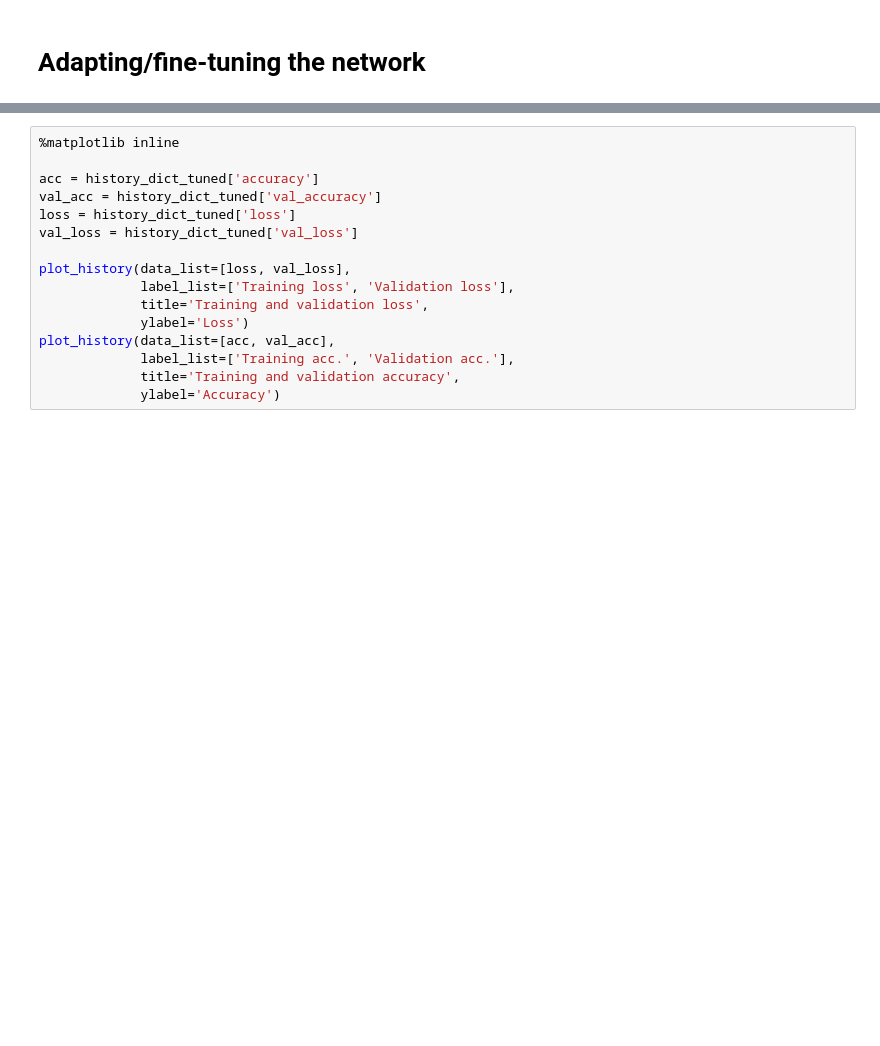
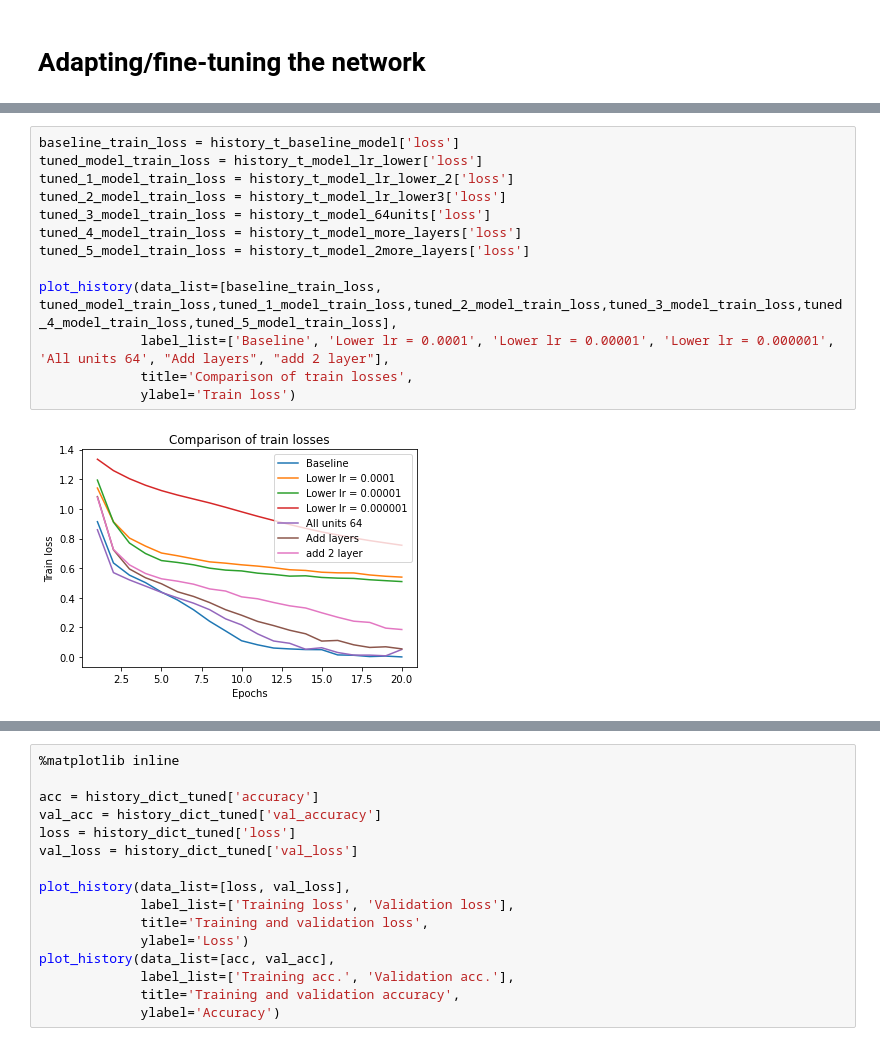
Before and after one commit to AleFax99/DeepLearning_GroupProject, a Jupyter notebook: DL_Assignment_baseline_2__IN_USE.ipynb, the cells around one changed output, grey strips where cells are left out. Saved outputs shown, nothing was run; the diff lists cells and outputs as text; blank space fills up the shorter version.

```diff
--- a/DL_Assignment_baseline_2__IN_USE.ipynb
+++ b/DL_Assignment_baseline_2__IN_USE.ipynb
@@ -580 +609,16 @@ plot_history(data_list=[baseline_val_loss, tuned_model_val_loss,tuned_1_model_va
+# %%
+baseline_train_loss = history_t_baseline_model['loss']
+tuned_model_train_loss = history_t_model_lr_lower['loss']
+tuned_1_model_train_loss = history_t_model_lr_lower_2['loss']
+tuned_2_model_train_loss = history_t_model_lr_lower3['loss']
+tuned_3_model_train_loss = history_t_model_64units['loss']
+tuned_4_model_train_loss = history_t_model_more_layers['loss']
+tuned_5_model_train_loss = history_t_model_2more_layers['loss']
+
+plot_history(data_list=[baseline_train_loss, tuned_model_train_loss,tuned_1_model_train_loss,tuned_2_model_train_loss,tuned_3_model_train_loss,tuned_4_model_train_loss,tuned_5_model_train_loss],
+             label_list=['Baseline', 'Lower lr = 0.0001', 'Lower lr = 0.00001', 'Lower lr = 0.000001', 'All units 64', "Add layers", "add 2 layer"],
+             title='Comparison of train losses',
+             ylabel='Train loss')
+# %% [output]
+[figure, added]
 # %%
```
Also changed, not shown: parts of 18 cells of this notebook.
